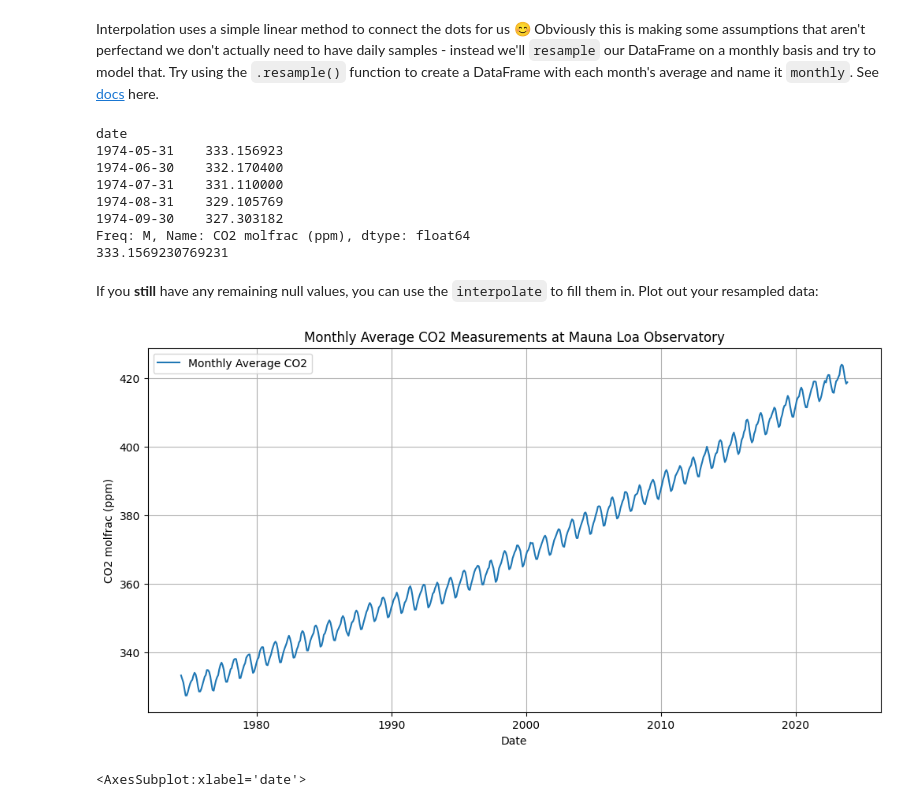
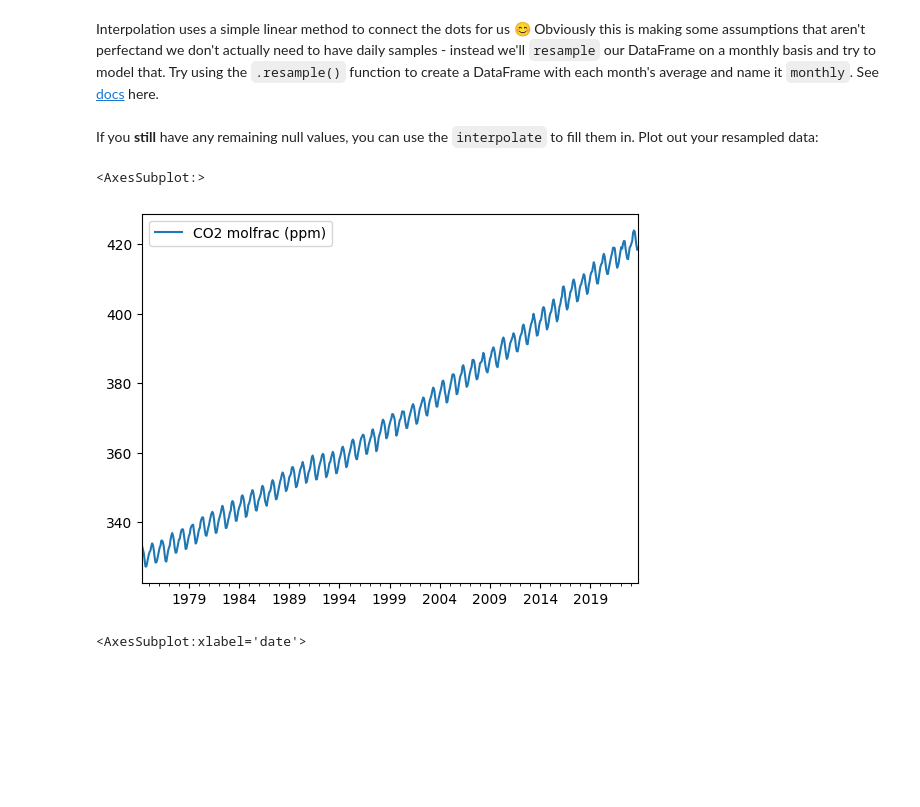
Before and after one commit to francoisgirard51/data-arima-101, a Jupyter notebook: arima_seasonal_intro.ipynb, the cells around one changed output. Drawn from its saved outputs; the diff is of its cells as text; code cells hidden in the pictures; blank space fills up the shorter version.

```diff
--- a/arima_seasonal_intro.ipynb
+++ b/arima_seasonal_intro.ipynb
@@ -37,6 +37,6 @@ We can see the data isn't formatted very nicely for us to work with, so let's so
 
 Once you've formatted it correctly, set it as your index.
 # %%
-df['date'] = pd.to_datetime(df[['year', 'month', 'day']])
-df.set_index('date', inplace=True)
-print(df.head())
+df["date"] = pd.to_datetime(df[['year', 'month', 'day']])
+df.drop(["year", "month", "day"], inplace = True, axis = 1)
+df.set_index("date", inplace = True)
@@ -138,7 +121,7 @@ git push origin master
 # %% [markdown]
 Let's actually see where are missing values lie. Use `pd.date_range` to create the index we __should__ have. Then use the DataFrame's `.reindex()` function with this new date range to see where our null values actually are in our first 100 entries!
 # %%
-complete_date_range = pd.date_range(start=df.index.min(), end=df.index.max())
-reindexed_df = df.reindex(complete_date_range)
-print(reindexed_df.head(100))
+correct_index = pd.date_range(start=df.index.min(), end=df.index.max())
+df = df.reindex(correct_index)
+df["CO2 molfrac (ppm)"][:100].plot()
 # %% [output]
@@ -166,42 +137,15 @@ df["CO2 molfrac (ppm)"][:100].interpolate("linear").plot()
 # %% [markdown]
 Interpolation uses a simple linear method to connect the dots for us 😊 Obviously this is making some assumptions that aren't perfectand we don't actually need to have daily samples - instead we'll `resample` our DataFrame on a monthly basis and try to model that. Try using the `.resample()` function to create a DataFrame with each month's average and name it `monthly`. See [docs](https://pandas.pydata.org/docs/reference/api/pandas.DataFrame.resample.html) here.
 # %%
-monthly = df['CO2 molfrac (ppm)'].resample('M').mean()
-print(monthly.head())
-
-# Convertir 'monthly' en DataFrame
-monthly_df = monthly.to_frame()
-
-# Renommer la colonne
-monthly_df.columns = ['CO2 molfrac (ppm)']
-
-# Accéder à la première valeur de la colonne 'CO2 molfrac (ppm)'
-first_value = monthly_df["CO2 molfrac (ppm)"].iloc[0]
-print(first_value)
+monthly = df.resample("M").mean()
-# %% [output]
-date
-1974-05-31    333.156923
-1974-06-30    332.170400
-1974-07-31    331.110000
-1974-08-31    329.105769
-1974-09-30    327.303182
-Freq: M, Name: CO2 molfrac (ppm), dtype: float64
-333.1569230769231
 # %% [markdown]
 If you __still__ have any remaining null values, you can use the `interpolate` to fill them in. Plot out your resampled data:
 # %%
-monthly_interpolated = monthly.interpolate('linear')
-
-plt.figure(figsize=(12, 6))
-plt.plot(monthly_interpolated, label='Monthly Average CO2')
-plt.title('Monthly Average CO2 Measurements at Mauna Loa Observatory')
-plt.xlabel('Date')
-plt.ylabel('CO2 molfrac (ppm)')
-plt.legend()
-plt.grid(True)
-plt.show()
+monthly = monthly.interpolate("linear")
+monthly.plot()
 # %% [output]
+<AxesSubplot:>
-[figure, old version]
+[figure, new version]
 # %%
 monthly[-300:].plot()
 # %% [output]
```
Also changed, not shown: parts of 48 cells of this notebook, 6 other files.
